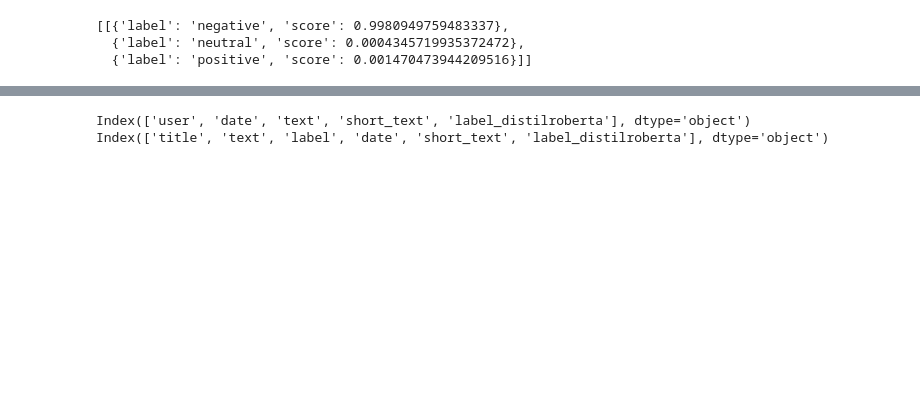
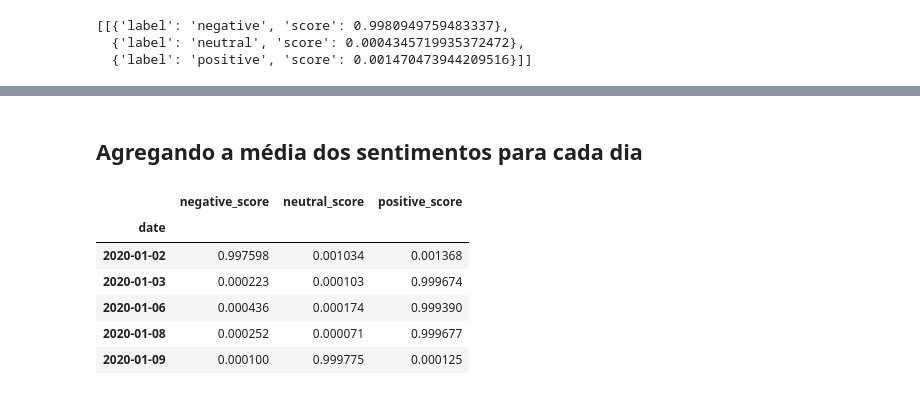
Before and after one commit to erlonL/series-temporais, a Jupyter notebook: projeto2/ST_Projeto2_.ipynb, the cells around one changed output, grey strips where cells are left out. Cells and saved outputs as stored; diff of their text form; code cells hidden in the pictures; blank space fills up the shorter version.

Commit message:
added scores time series

```diff
--- a/projeto2/ST_Projeto2_.ipynb
+++ b/projeto2/ST_Projeto2_.ipynb
@@ -315,4 +285,0 @@ def classify_sentiment(negative_score, neutral_score, positive_score):
-# %%
-bsky['label_distilroberta'] = bsky.apply(lambda x: classify_sentiment(x['negative_score'], x['neutral_score'], x['positive_score']), axis=1)
-
-bsky.head(1)
@@ -322,4 +285,0 @@ bsky.head(1)
-# %%
-news['label_distilroberta'] = news.apply(lambda x: classify_sentiment(x['negative_score'], x['neutral_score'], x['positive_score']), axis=1)
-
-news.head(1)
@@ -329,10 +286,19 @@ news.head(1)
-# %%
-# drop score columns
-bsky = bsky.drop(columns=['negative_score', 'neutral_score', 'positive_score'])
-news = news.drop(columns=['negative_score', 'neutral_score', 'positive_score'])
-
-print(bsky.columns)
-print(news.columns)
-# %% [output]
-Index(['user', 'date', 'text', 'short_text', 'label_distilroberta'], dtype='object')
-Index(['title', 'text', 'label', 'date', 'short_text', 'label_distilroberta'], dtype='object')
+# %% [markdown]
+## Agregando a média dos sentimentos para cada dia
+# %%
+# série temporal de médias de sentimentos para cada dia
+# agregar os scores
+
+bsky_values = bsky[['date', 'negative_score', 'neutral_score', 'positive_score']]
+news_values = news[['date', 'negative_score', 'neutral_score', 'positive_score']]
+# %%
+ts_scores = pd.concat([bsky_values, news_values]).groupby('date').mean()
+ts_scores.head()
+# %% [output]
+|  | negative_score | neutral_score | positive_score |
+| date |  |  |  |
+| 2020-01-02 | 0.997598 | 0.001034 | 0.001368 |
+| 2020-01-03 | 0.000223 | 0.000103 | 0.999674 |
+| 2020-01-06 | 0.000436 | 0.000174 | 0.999390 |
+| 2020-01-08 | 0.000252 | 0.000071 | 0.999677 |
+| 2020-01-09 | 0.000100 | 0.999775 | 0.000125 |
```
Also changed, not shown: parts of 9 cells of this notebook.
